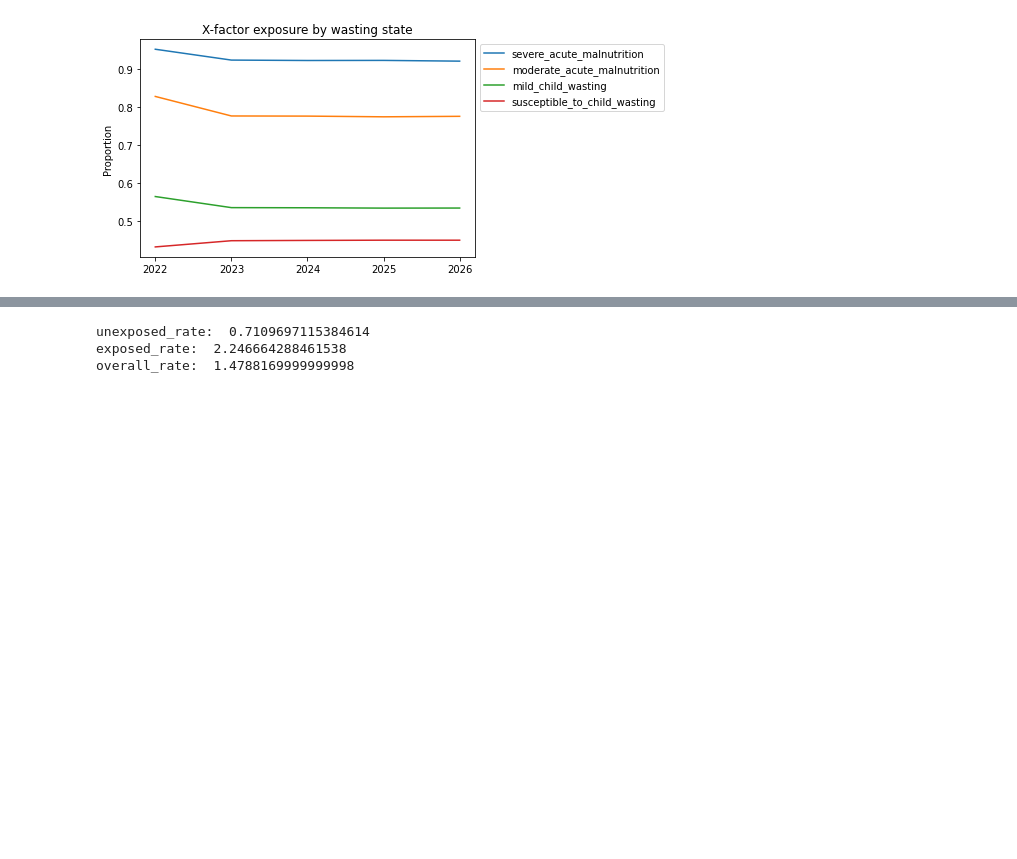
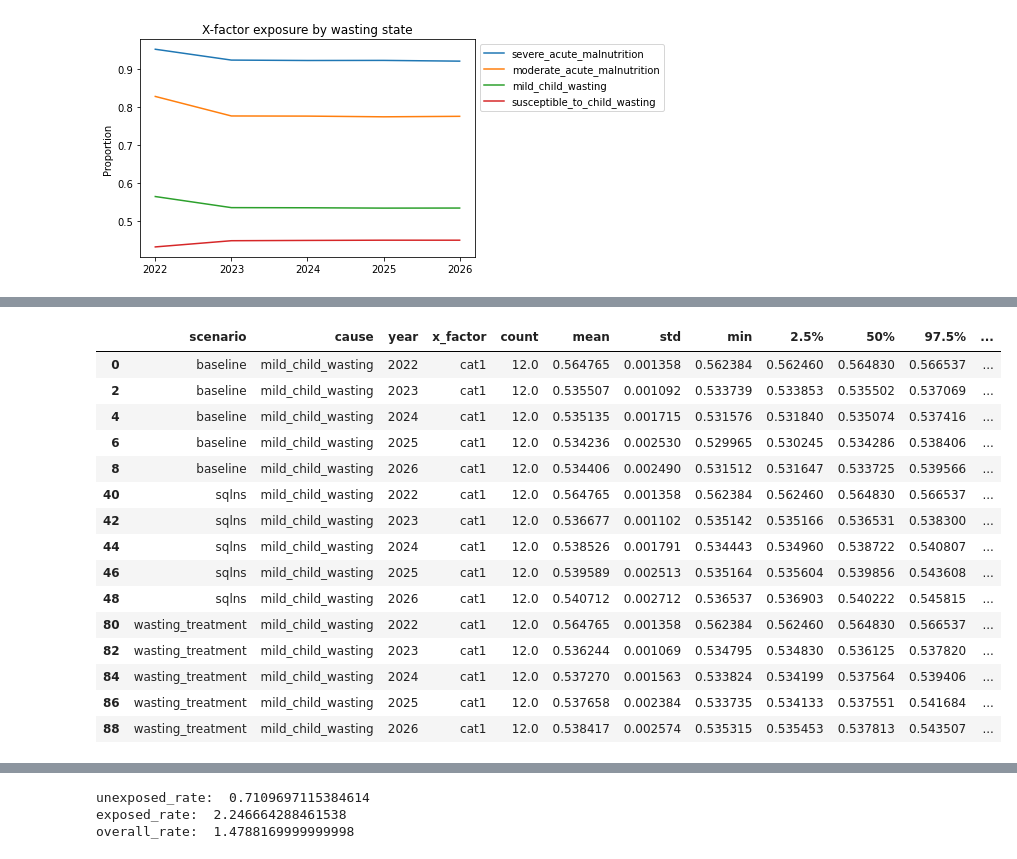
Before and after one commit to ihmeuw/vivarium_research_ciff_sam, a Jupyter notebook: model_validation/model4/alibow_gbd_verification/4.5.5_v_4.5.6_wasting_transition_rates.ipynb, the cells around one changed output, grey strips where cells are left out. Cells and saved outputs as stored; diff of their text form; code cells hidden in the pictures; blank space fills up the shorter version.

```diff
--- a/model_validation/model4/alibow_gbd_verification/4.5.5_v_4.5.6_wasting_transition_rates.ipynb
+++ b/model_validation/model4/alibow_gbd_verification/4.5.5_v_4.5.6_wasting_transition_rates.ipynb
@@ -182,0 +179,19 @@ p.loc[(p.x_factor=='cat1')&(p.cause=='moderate_acute_malnutrition')]
+# %%
+p.loc[(p.x_factor=='cat1')&(p.cause=='mild_child_wasting')]
+# %% [output]
+|  | scenario | cause | year | x_factor | count | mean | std | min | 2.5% | 50% | 97.5% | ... |
+| 0 | baseline | mild_child_wasting | 2022 | cat1 | 12.0 | 0.564765 | 0.001358 | 0.562384 | 0.562460 | 0.564830 | 0.566537 | ... |
+| 2 | baseline | mild_child_wasting | 2023 | cat1 | 12.0 | 0.535507 | 0.001092 | 0.533739 | 0.533853 | 0.535502 | 0.537069 | ... |
+| 4 | baseline | mild_child_wasting | 2024 | cat1 | 12.0 | 0.535135 | 0.001715 | 0.531576 | 0.531840 | 0.535074 | 0.537416 | ... |
+| 6 | baseline | mild_child_wasting | 2025 | cat1 | 12.0 | 0.534236 | 0.002530 | 0.529965 | 0.530245 | 0.534286 | 0.538406 | ... |
+| 8 | baseline | mild_child_wasting | 2026 | cat1 | 12.0 | 0.534406 | 0.002490 | 0.531512 | 0.531647 | 0.533725 | 0.539566 | ... |
+| 40 | sqlns | mild_child_wasting | 2022 | cat1 | 12.0 | 0.564765 | 0.001358 | 0.562384 | 0.562460 | 0.564830 | 0.566537 | ... |
+| 42 | sqlns | mild_child_wasting | 2023 | cat1 | 12.0 | 0.536677 | 0.001102 | 0.535142 | 0.535166 | 0.536531 | 0.538300 | ... |
+| 44 | sqlns | mild_child_wasting | 2024 | cat1 | 12.0 | 0.538526 | 0.001791 | 0.534443 | 0.534960 | 0.538722 | 0.540807 | ... |
+| 46 | sqlns | mild_child_wasting | 2025 | cat1 | 12.0 | 0.539589 | 0.002513 | 0.535164 | 0.535604 | 0.539856 | 0.543608 | ... |
+| 48 | sqlns | mild_child_wasting | 2026 | cat1 | 12.0 | 0.540712 | 0.002712 | 0.536537 | 0.536903 | 0.540222 | 0.545815 | ... |
+| 80 | wasting_treatment | mild_child_wasting | 2022 | cat1 | 12.0 | 0.564765 | 0.001358 | 0.562384 | 0.562460 | 0.564830 | 0.566537 | ... |
+| 82 | wasting_treatment | mild_child_wasting | 2023 | cat1 | 12.0 | 0.536244 | 0.001069 | 0.534795 | 0.534830 | 0.536125 | 0.537820 | ... |
+| 84 | wasting_treatment | mild_child_wasting | 2024 | cat1 | 12.0 | 0.537270 | 0.001563 | 0.533824 | 0.534199 | 0.537564 | 0.539406 | ... |
+| 86 | wasting_treatment | mild_child_wasting | 2025 | cat1 | 12.0 | 0.537658 | 0.002384 | 0.533735 | 0.534133 | 0.537551 | 0.541684 | ... |
+| 88 | wasting_treatment | mild_child_wasting | 2026 | cat1 | 12.0 | 0.538417 | 0.002574 | 0.535315 | 0.535453 | 0.537813 | 0.543507 | ... |
```
Also changed, not shown: parts of 5 cells of this notebook, 1 other file.
